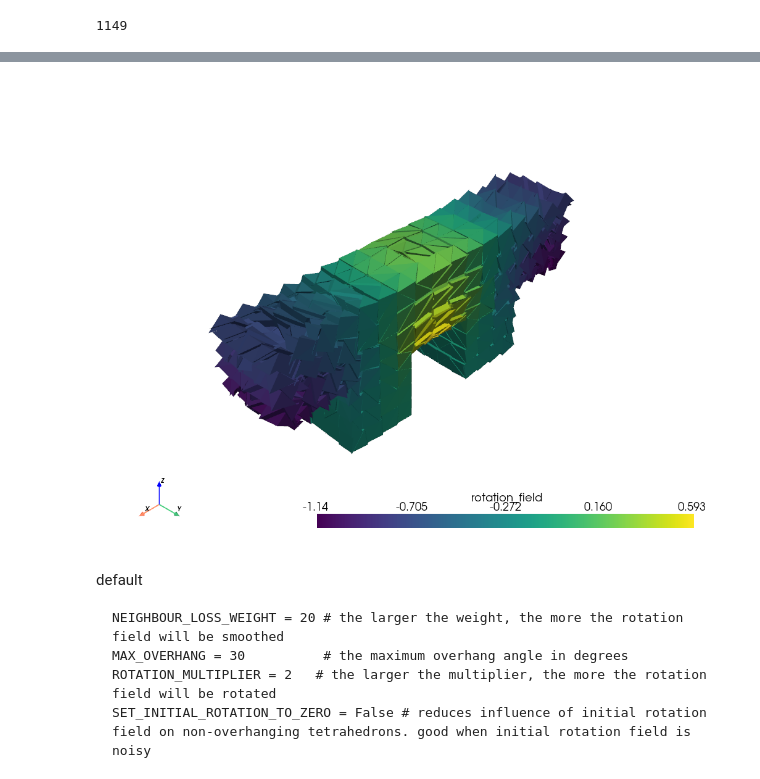
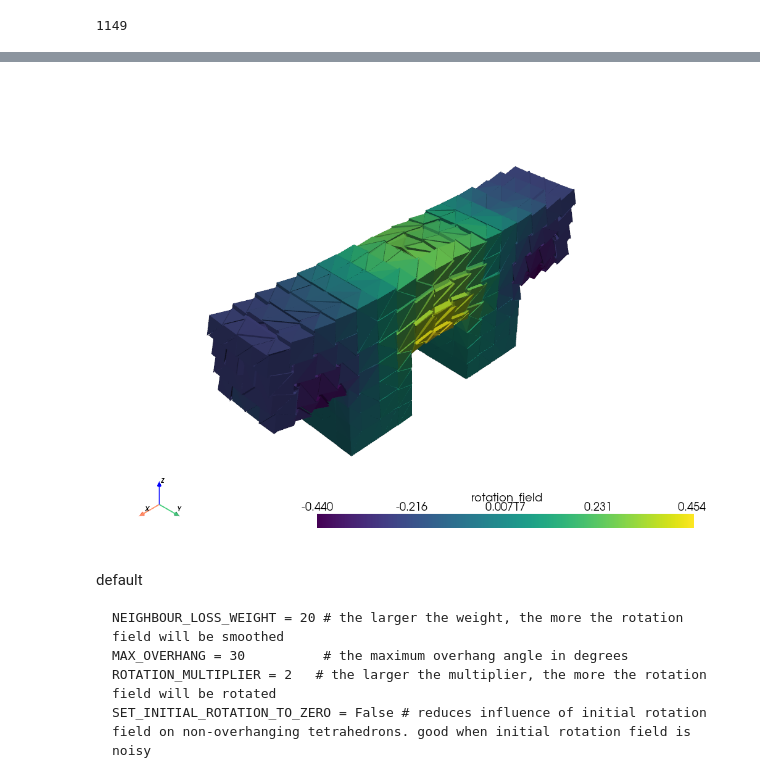
Before and after one commit to Joshua-Nti/S4_Slicer, a Jupyter notebook: main.ipynb, the cells around one changed output, grey strips where cells are left out. Saved outputs shown, nothing was run; the diff lists cells and outputs as text; code cells hidden in the pictures.

````diff
--- a/main.ipynb
+++ b/main.ipynb
@@ -395,6 +400,26 @@ def calculate_path_length_to_base_gradient(tet, MAX_OVERHANG, INITIAL_ROTATION_F
 # %%
 
 # Cell 5
+
+def clearance_caps_from_path_length(
+    tet,
+    cap_near=np.deg2rad(45),   # near support (short path) can rotate more
+    cap_far =np.deg2rad(10),   # far from support (long path) rotate much less
+    gamma=1.5                  # steeper falloff => stricter caps far away
+):
+    d = tet.cell_data.get("cell_distance_to_bottom", None)
+    if d is None:
+        raise RuntimeError("cell_distance_to_bottom missing. Run calculate_path_length_to_base_gradient first (Cell 4).")
+
+    d = d.astype(float)
+    mask = ~np.isnan(d)
+    caps = np.full(tet.number_of_cells, cap_near, dtype=float)
+    if np.any(mask):
+        d_norm = (d[mask] - np.nanmin(d[mask])) / max(np.nanmax(d[mask]) - np.nanmin(d[mask]), 1e-12)
+        w = d_norm ** gamma                              # 0 near base → 1 far from base
+        caps[mask] = cap_near - (cap_near - cap_far) * w # linear in w (could switch to smoothstep/sigmoid)
+    return caps
+
 def calculate_initial_rotation_field(tet, MAX_OVERHANG, ROTATION_MULTIPLIER, STEEP_OVERHANG_COMPENSATION, INITIAL_ROTATION_FIELD_SMOOTHING, SET_INITIAL_ROTATION_TO_ZERO, MAX_POS_ROTATION, MAX_NEG_ROTATION):
     '''
     Calculate the initial rotation field for each cell in the tetrahedral mesh to make overhangs less than MAX_OVERHANG.
@@ -419,8 +444,20 @@ def calculate_initial_rotation_field(tet, MAX_OVERHANG, ROTATION_MULTIPLIER, STE
     # apply rotation multiplier
     initial_rotation_field = np.clip(initial_rotation_field*ROTATION_MULTIPLIER, -np.deg2rad(360), np.deg2rad(360))
 
+    # --- NEW: per-cell clearance caps (smaller cap when far from support)
+    per_cell_caps = clearance_caps_from_path_length(
+    tet,
+    cap_near=np.deg2rad(45),   # tweak to taste / printer clearance
+    cap_far =np.deg2rad(8),    # tighten if nozzle clearance still risky
+    gamma=1.75
+    )
+
     # clip to max rotation
     initial_rotation_field = np.clip(initial_rotation_field, MAX_NEG_ROTATION, MAX_POS_ROTATION)
+
+    # Then clip by per-cell caps to enforce clearance in far regions
+    initial_rotation_field = np.clip(initial_rotation_field, -per_cell_caps, per_cell_caps)
+
 
     tet.cell_data["initial_rotation_field"] = initial_rotation_field
 
@@ -592,7 +629,21 @@ def optimize_rotations(tet, NEIGHBOUR_LOSS_WEIGHT, MAX_OVERHANG, ROTATION_MULTIP
 
         return sparsity.tocsr()
 
-    smoothed_rotation_field = np.zeros((tet.number_of_cells))
+    # smoothed_rotation_field = np.zeros((tet.number_of_cells))
+
+    # Build per-cell caps (same parameters as above to stay consistent)
+    per_cell_caps = clearance_caps_from_path_length(
+        tet,
+        cap_near=np.deg2rad(45),
+        cap_far =np.deg2rad(8),
+        gamma=1.75
+    )
+
+    lower_bounds = -per_cell_caps
+    upper_bounds =  per_cell_caps
+
+    # Initial guess (you used zeros). You can also seed with the clipped initial field:
+    smoothed_rotation_field = np.zeros((tet.number_of_cells), dtype=float)
 
     # Optimization process to smooth the initial rotation field
     result = least_squares(objective_function,
@@ -603,6 +654,7 @@ def optimize_rotations(tet, NEIGHBOUR_LOSS_WEIGHT, MAX_OVERHANG, ROTATION_MULTIP
                     verbose=2,
                     method='trf',
                     ftol=1e-6,
+                    bounds=(lower_bounds, upper_bounds)   # <-- enforce clearance during solve
                     )
 
     # render array of numpy images (imgs) into gif
@@ -661,4 +713,4 @@ Function evaluations 27, initial cost 1.2470e+02, final cost 6.8785e+00, first-o
-[figure, old version]
+[figure, new version]
 # %% [markdown]
 default
 ```
````
Also changed, not shown: parts of 7 cells of this notebook.
